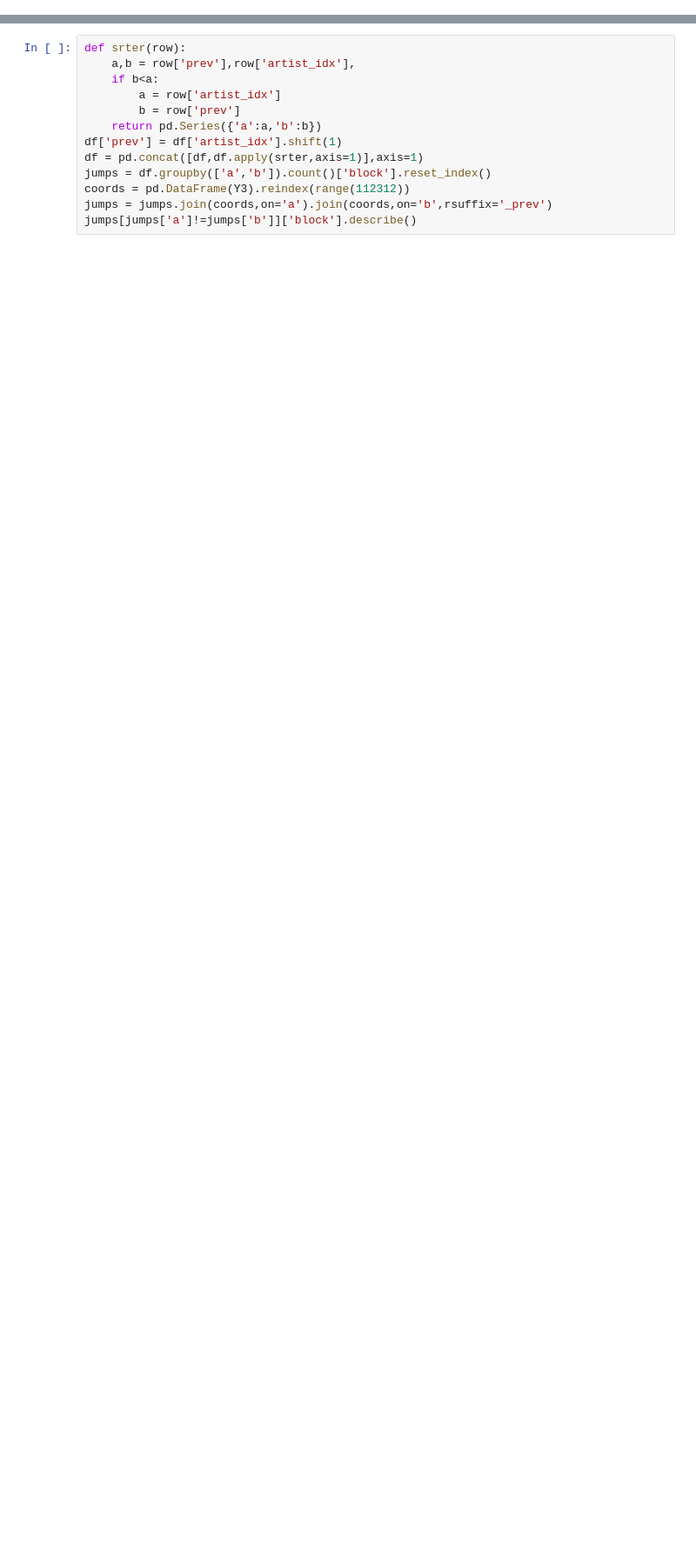
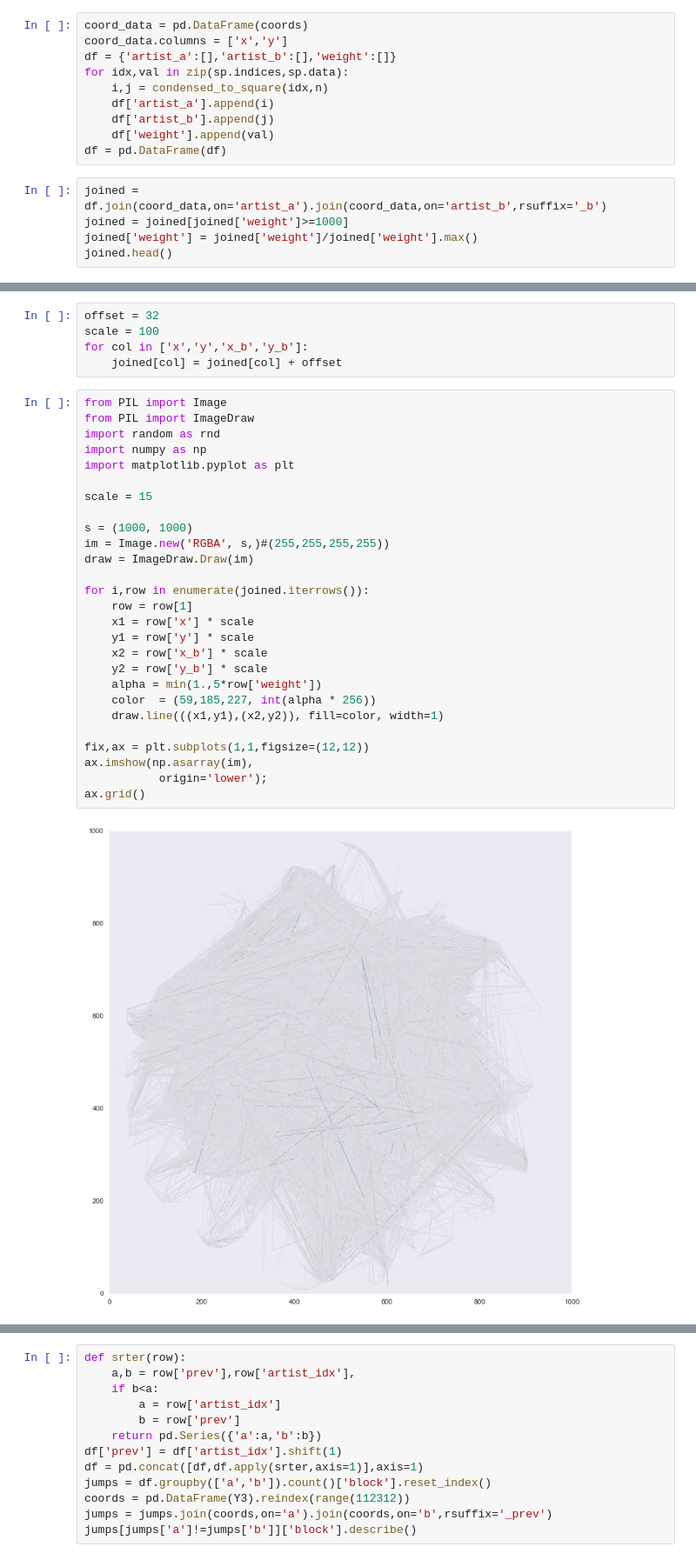
Before and after one commit to jlorince/MusicForaging, a Jupyter notebook: notebooks/Trajectory_viz.ipynb, the cells around one changed output, grey strips where cells are left out. Shown at 87% size. Saved outputs shown, nothing was run; the diff lists cells and outputs as text; blank space fills up the shorter version.

```diff
--- a/notebooks/Trajectory_viz.ipynb
+++ b/notebooks/Trajectory_viz.ipynb
@@ -63,0 +65,15 @@ for blah in (df['idx'].value_counts() / float(len(df))).iteritems():
+# %%
+coord_data = pd.DataFrame(coords)
+coord_data.columns = ['x','y']
+df = {'artist_a':[],'artist_b':[],'weight':[]}
+for idx,val in zip(sp.indices,sp.data):
+    i,j = condensed_to_square(idx,n)
+    df['artist_a'].append(i)
+    df['artist_b'].append(j)
+    df['weight'].append(val)
+df = pd.DataFrame(df)
+# %%
+joined = df.join(coord_data,on='artist_a').join(coord_data,on='artist_b',rsuffix='_b')
+joined = joined[joined['weight']>=1000]
+joined['weight'] = joined['weight']/joined['weight'].max()
+joined.head()
@@ -63,0 +91,34 @@ for blah in (df['idx'].value_counts() / float(len(df))).iteritems():
+# %%
+offset = 32
+scale = 100
+for col in ['x','y','x_b','y_b']:
+    joined[col] = joined[col] + offset
+# %%
+from PIL import Image
+from PIL import ImageDraw
+import random as rnd
+import numpy as np
+import matplotlib.pyplot as plt
+
+scale = 15
+
+s = (1000, 1000)
+im = Image.new('RGBA', s,)#(255,255,255,255))
+draw = ImageDraw.Draw(im)
+
+for i,row in enumerate(joined.iterrows()):
+    row = row[1]
+    x1 = row['x'] * scale
+    y1 = row['y'] * scale
+    x2 = row['x_b'] * scale
+    y2 = row['y_b'] * scale
+    alpha = min(1.,5*row['weight'])
+    color  = (59,185,227, int(alpha * 256))
+    draw.line(((x1,y1),(x2,y2)), fill=color, width=1)
+
+fix,ax = plt.subplots(1,1,figsize=(12,12))
+ax.imshow(np.asarray(im),
+           origin='lower');
+ax.grid()
+# %% [output]
+[figure, added]
```
Also changed, not shown: parts of 13 cells of this notebook, 7 other files.
